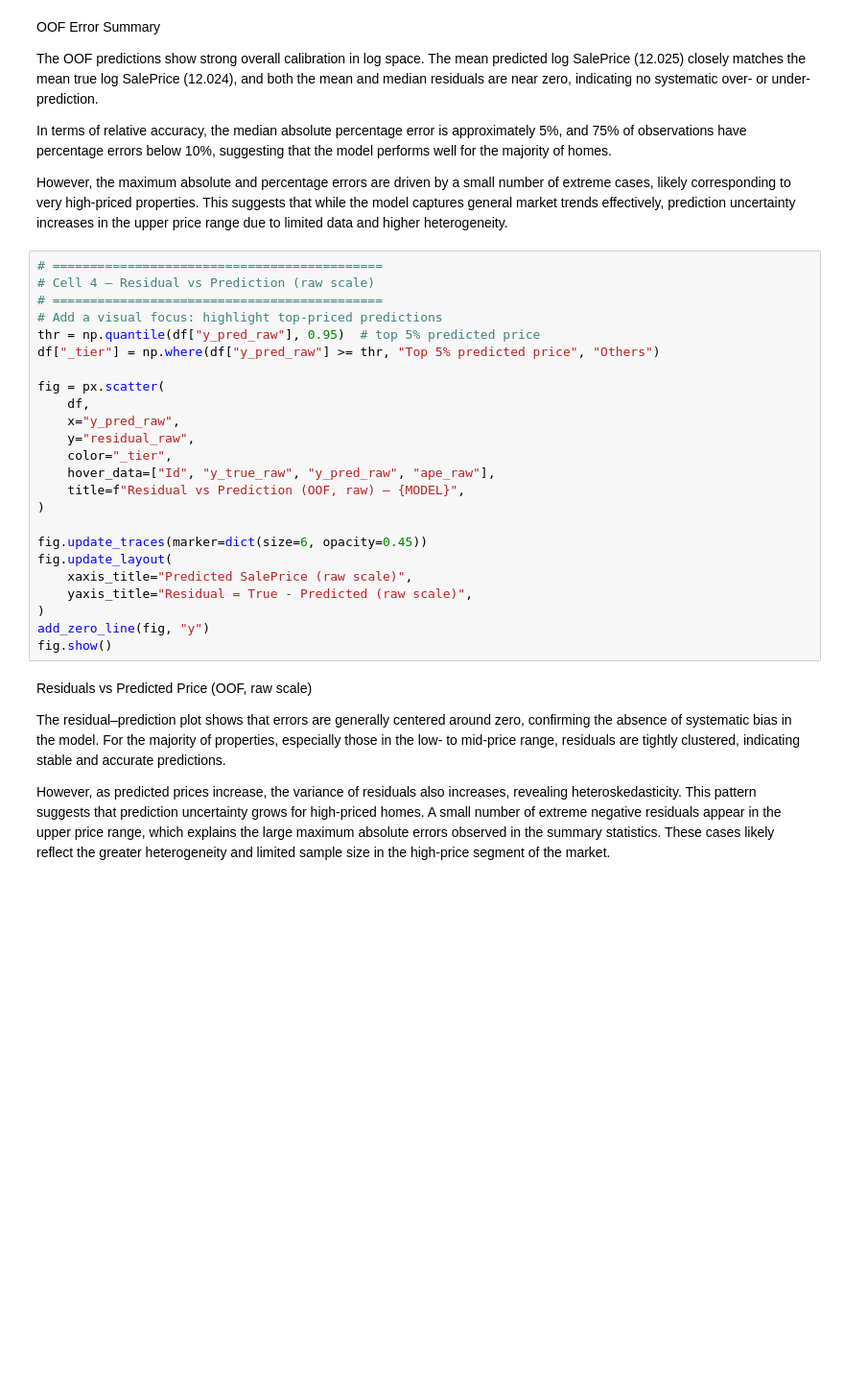
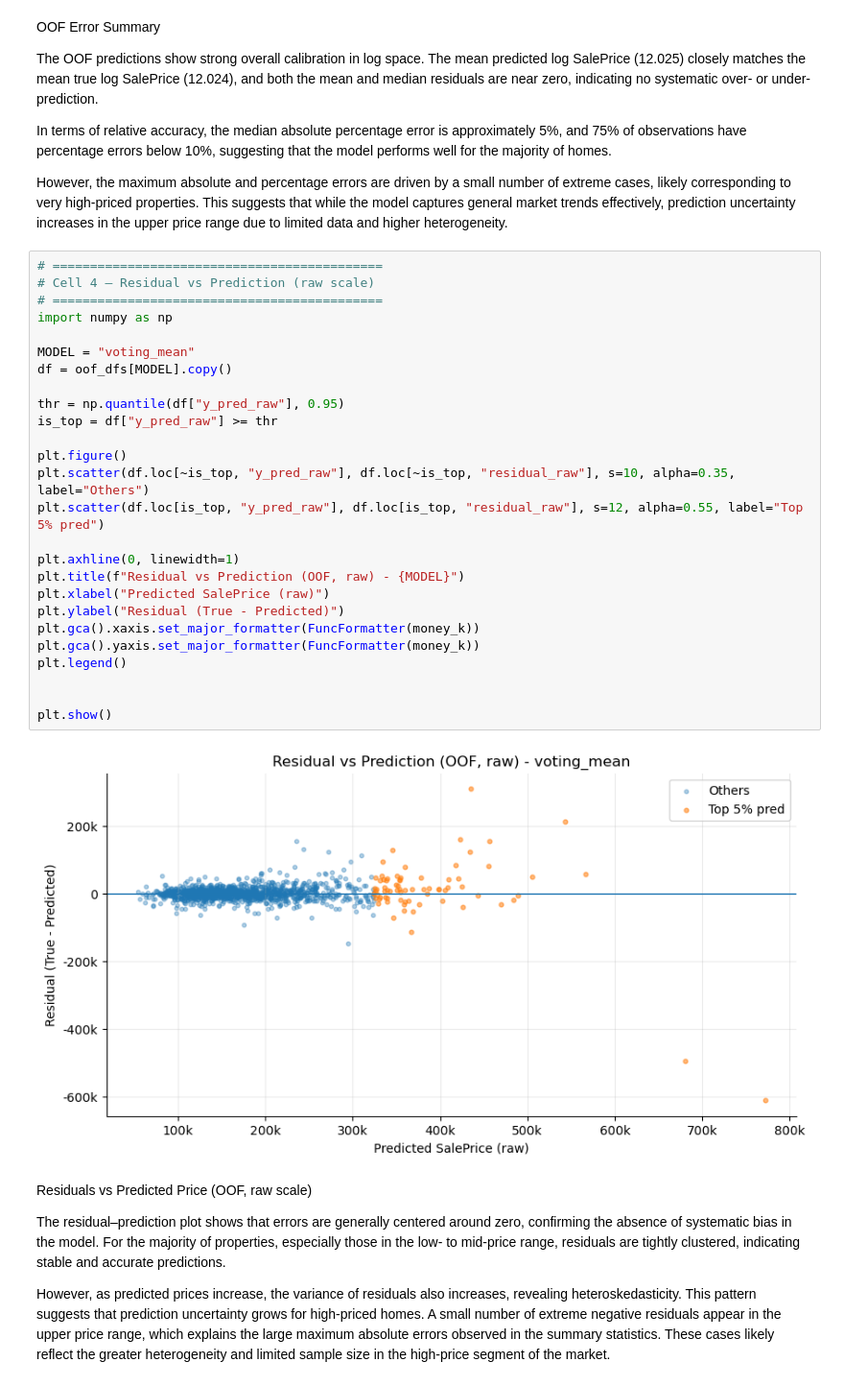
Before and after one commit to wangz99-crypto/house-prices-ml-pipeline, a Jupyter notebook: notebooks/02_model_analysis/error_analysis_oof_interactive.ipynb, the cells around one changed output. Shown at 96% size. Cells and saved outputs as stored; diff of their text form; blank space fills up the shorter version.

Commit message:
Refine OOF error analysis with matplotlib-based plots for GitHub rendering

```diff
--- a/notebooks/02_model_analysis/error_analysis_oof_interactive.ipynb
+++ b/notebooks/02_model_analysis/error_analysis_oof_interactive.ipynb
@@ -310,27 +277,31 @@ However, the maximum absolute and percentage errors are driven by a small number
 # %%
 # ============================================
 # Cell 4 — Residual vs Prediction (raw scale)
 # ============================================
-# Add a visual focus: highlight top-priced predictions
-thr = np.quantile(df["y_pred_raw"], 0.95)  # top 5% predicted price
-df["_tier"] = np.where(df["y_pred_raw"] >= thr, "Top 5% predicted price", "Others")
+import numpy as np
 
-fig = px.scatter(
-    df,
-    x="y_pred_raw",
-    y="residual_raw",
-    color="_tier",
-    hover_data=["Id", "y_true_raw", "y_pred_raw", "ape_raw"],
-    title=f"Residual vs Prediction (OOF, raw) — {MODEL}",
-)
+MODEL = "voting_mean"
+df = oof_dfs[MODEL].copy()
 
-fig.update_traces(marker=dict(size=6, opacity=0.45))
-fig.update_layout(
-    xaxis_title="Predicted SalePrice (raw scale)",
-    yaxis_title="Residual = True - Predicted (raw scale)",
-)
-add_zero_line(fig, "y")
-fig.show()
+thr = np.quantile(df["y_pred_raw"], 0.95)
+is_top = df["y_pred_raw"] >= thr
+
+plt.figure()
+plt.scatter(df.loc[~is_top, "y_pred_raw"], df.loc[~is_top, "residual_raw"], s=10, alpha=0.35, label="Others")
+plt.scatter(df.loc[is_top, "y_pred_raw"], df.loc[is_top, "residual_raw"], s=12, alpha=0.55, label="Top 5% pred")
+
+plt.axhline(0, linewidth=1)
+plt.title(f"Residual vs Prediction (OOF, raw) - {MODEL}")
+plt.xlabel("Predicted SalePrice (raw)")
+plt.ylabel("Residual (True - Predicted)")
+plt.gca().xaxis.set_major_formatter(FuncFormatter(money_k))
+plt.gca().yaxis.set_major_formatter(FuncFormatter(money_k))
+plt.legend()
+
+
+plt.show()
+# %% [output]
+[figure, added]
 # %% [markdown]
 Residuals vs Predicted Price (OOF, raw scale)
 
```
Also changed, not shown: parts of 7 cells of this notebook.
